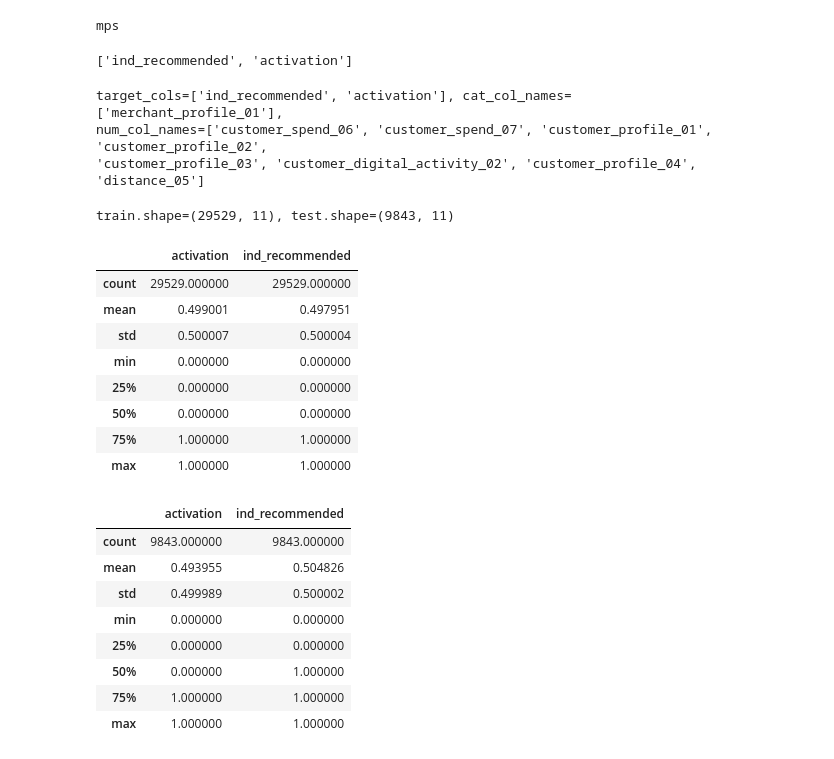
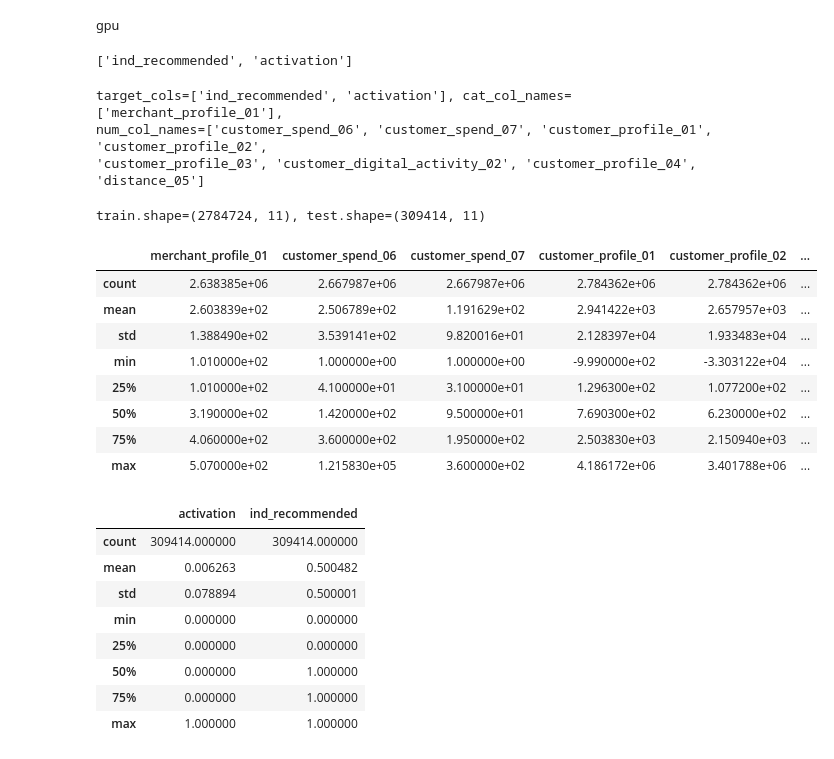
Before and after one commit to HernandoR/AE2024, a Jupyter notebook: experiments/pytorch_tablu/sweep.ipynb, the cells around one changed output. Saved outputs shown, nothing was run; the diff lists cells and outputs as text; code cells hidden in the pictures.

```diff
--- a/experiments/pytorch_tablu/sweep.ipynb
+++ b/experiments/pytorch_tablu/sweep.ipynb
@@ -96,44 +99,44 @@ print(
 # 1. activate(0.57%) X recom(12.7%) -> 0~3
 
 # _,data=train_test_split(data,test_size=0.05)
-
-
-
-train, test = train_test_split(data)
-# train, val = train_test_split(train,test_size=0.2)
-
-print(f"train.shape={train.shape}, test.shape={test.shape}")
 # %% [output]
-mps
+gpu
 ['ind_recommended', 'activation']
 target_cols=['ind_recommended', 'activation'], cat_col_names=['merchant_profile_01'],
 num_col_names=['customer_spend_06', 'customer_spend_07', 'customer_profile_01', 'customer_profile_02',
 'customer_profile_03', 'customer_digital_activity_02', 'customer_profile_04', 'distance_05']
-train.shape=(29529, 11), test.shape=(9843, 11)
+# %%
+train, test = train_test_split(data,test_size=0.2)
+# train, val = train_test_split(train,test_size=0.2)
+
+del data
+print(f"train.shape={train.shape}, test.shape={test.shape}")
+# %% [output]
+train.shape=(2784724, 11), test.shape=(309414, 11)
 # %%
-train[['activation', 'ind_recommended']].describe()
+train.describe()
 # %% [output]
-|  | activation | ind_recommended |
-| count | 29529.000000 | 29529.000000 |
-| mean | 0.499001 | 0.497951 |
-| std | 0.500007 | 0.500004 |
-| min | 0.000000 | 0.000000 |
-| 25% | 0.000000 | 0.000000 |
-| 50% | 0.000000 | 0.000000 |
-| 75% | 1.000000 | 1.000000 |
-| max | 1.000000 | 1.000000 |
+|  | merchant_profile_01 | customer_spend_06 | customer_spend_07 | customer_profile_01 | customer_profile_02 | ... |
+| count | 2.638385e+06 | 2.667987e+06 | 2.667987e+06 | 2.784362e+06 | 2.784362e+06 | ... |
+| mean | 2.603839e+02 | 2.506789e+02 | 1.191629e+02 | 2.941422e+03 | 2.657957e+03 | ... |
+| std | 1.388490e+02 | 3.539141e+02 | 9.820016e+01 | 2.128397e+04 | 1.933483e+04 | ... |
+| min | 1.010000e+02 | 1.000000e+00 | 1.000000e+00 | -9.990000e+02 | -3.303122e+04 | ... |
+| 25% | 1.010000e+02 | 4.100000e+01 | 3.100000e+01 | 1.296300e+02 | 1.077200e+02 | ... |
+| 50% | 3.190000e+02 | 1.420000e+02 | 9.500000e+01 | 7.690300e+02 | 6.230000e+02 | ... |
+| 75% | 4.060000e+02 | 3.600000e+02 | 1.950000e+02 | 2.503830e+03 | 2.150940e+03 | ... |
+| max | 5.070000e+02 | 1.215830e+05 | 3.600000e+02 | 4.186172e+06 | 3.401788e+06 | ... |
 # %%
 
 test[['activation', 'ind_recommended']].describe()
 # %% [output]
 |  | activation | ind_recommended |
-| count | 9843.000000 | 9843.000000 |
-| mean | 0.493955 | 0.504826 |
-| std | 0.499989 | 0.500002 |
+| count | 309414.000000 | 309414.000000 |
+| mean | 0.006263 | 0.500482 |
+| std | 0.078894 | 0.500001 |
 | min | 0.000000 | 0.000000 |
 | 25% | 0.000000 | 0.000000 |
 | 50% | 0.000000 | 1.000000 |
-| 75% | 1.000000 | 1.000000 |
+| 75% | 0.000000 | 1.000000 |
 | max | 1.000000 | 1.000000 |
 # %%
 
```
Also changed, not shown: parts of 4 cells of this notebook, 5 other files.
